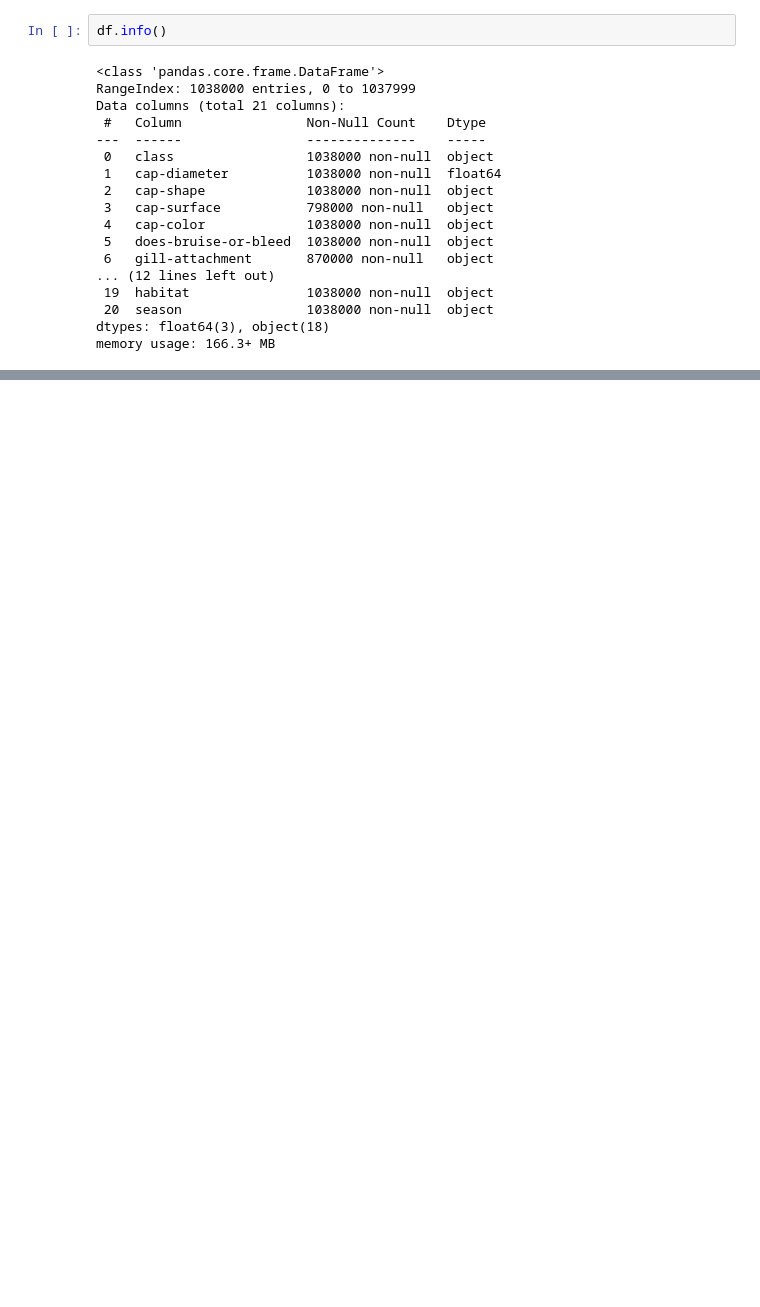
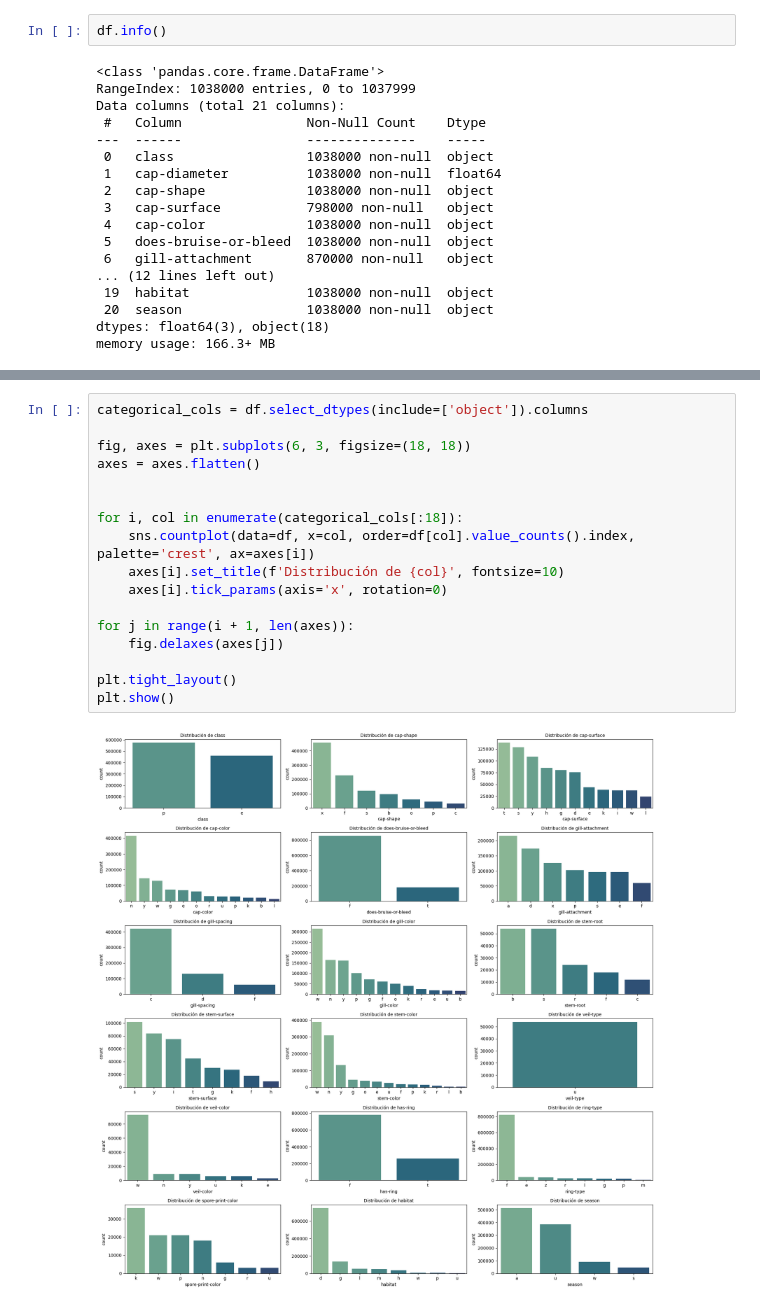
Before and after one commit to agusc4/ceia-ml, a Jupyter notebook: notebook_mushrooms.ipynb, the cells around one changed output, grey strips where cells are left out. Drawn from its saved outputs; the diff is of its cells as text; blank space fills up the shorter version.

```diff
--- a/notebook_mushrooms.ipynb
+++ b/notebook_mushrooms.ipynb
@@ -86,0 +155,19 @@ df.columns = df.columns.str.replace('-', '_')
+# %%
+categorical_cols = df.select_dtypes(include=['object']).columns
+
+fig, axes = plt.subplots(6, 3, figsize=(18, 18))
+axes = axes.flatten()
+
+
+for i, col in enumerate(categorical_cols[:18]):
+    sns.countplot(data=df, x=col, order=df[col].value_counts().index, palette='crest', ax=axes[i])
+    axes[i].set_title(f'Distribución de {col}', fontsize=10)
+    axes[i].tick_params(axis='x', rotation=0)
+
+for j in range(i + 1, len(axes)):
+    fig.delaxes(axes[j])
+
+plt.tight_layout()
+plt.show()
+# %% [output]
+[figure, added]
```
Also changed, not shown: parts of 25 cells of this notebook.
